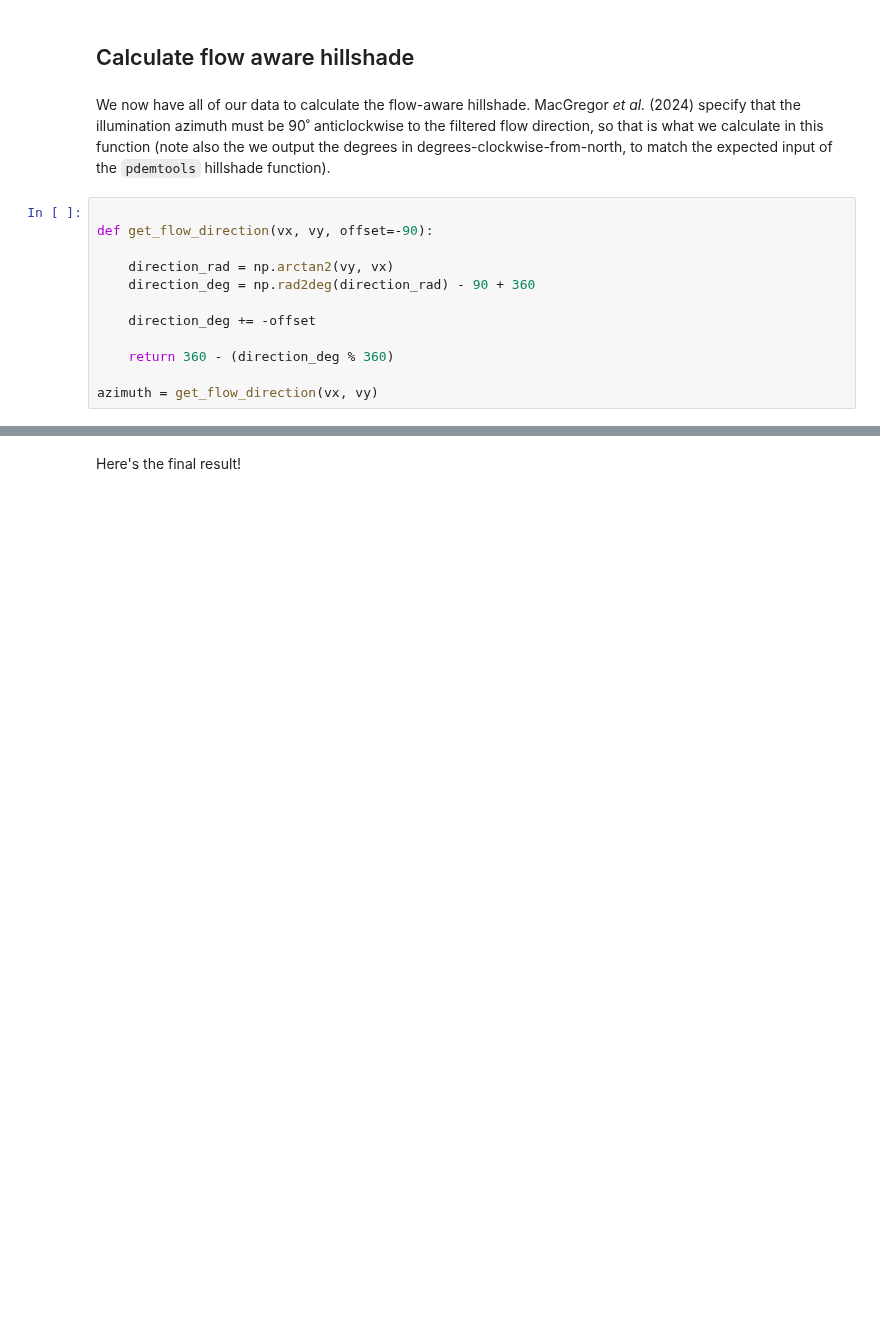
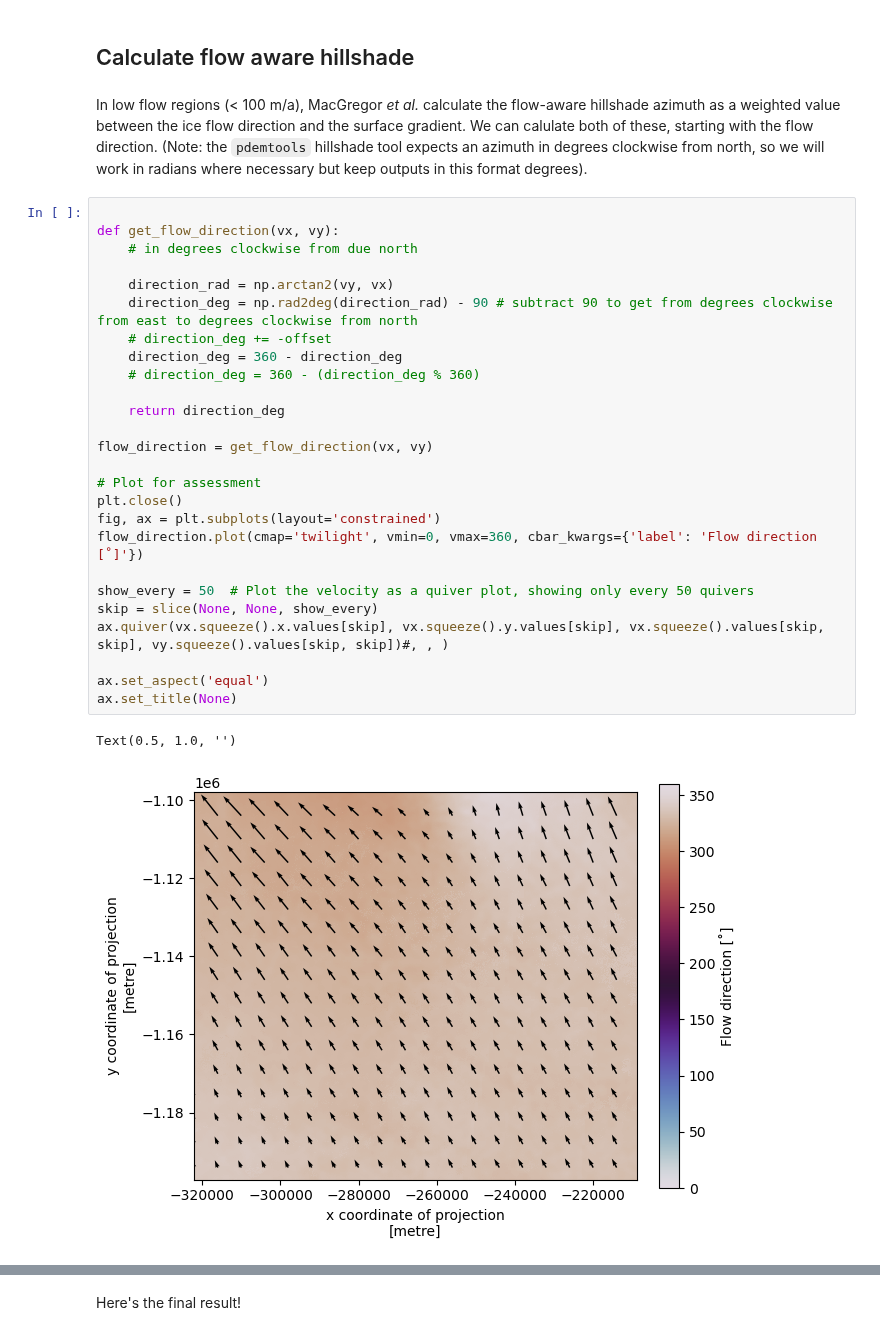
Before and after one commit to trchudley/pdemtools, a Jupyter notebook: notebooks/flow_aware_hillshade.ipynb, the cells around one changed output, grey strips where cells are left out. Drawn from its saved outputs; the diff is of its cells as text; blank space fills up the shorter version.

```diff
--- a/notebooks/flow_aware_hillshade.ipynb
+++ b/notebooks/flow_aware_hillshade.ipynb
@@ -85,16 +101,33 @@ Text(0.5, 1.0, '')
 # %% [markdown]
 ## Calculate flow aware hillshade
 # %% [markdown]
-We now have all of our data to calculate the flow-aware hillshade. MacGregor _et al._ (2024) specify that the illumination azimuth must be 90˚ anticlockwise to the filtered flow direction, so that is what we calculate in this function (note also the we output the degrees in degrees-clockwise-from-north, to match the expected input of the `pdemtools` hillshade function).
+In low flow regions (< 100 m/a), MacGregor _et al._ calculate the flow-aware hillshade azimuth as a weighted value between the ice flow direction and the surface gradient. We can calulate both of these, starting with the flow direction. (Note: the `pdemtools` hillshade tool expects an azimuth in degrees clockwise from north, so we will work in radians where necessary but keep outputs in this format degrees).
 # %%
 
-def get_flow_direction(vx, vy, offset=-90):
+def get_flow_direction(vx, vy):
+    # in degrees clockwise from due north
 
     direction_rad = np.arctan2(vy, vx)
-    direction_deg = np.rad2deg(direction_rad) - 90 + 360
+    direction_deg = np.rad2deg(direction_rad) - 90 # subtract 90 to get from degrees clockwise from east to degrees clockwise from north
+    # direction_deg += -offset
+    direction_deg = 360 - direction_deg
+    # direction_deg = 360 - (direction_deg % 360)
 
-    direction_deg += -offset
+    return direction_deg
 
-    return 360 - (direction_deg % 360)
+flow_direction = get_flow_direction(vx, vy)
 
-azimuth = get_flow_direction(vx, vy)
+# Plot for assessment
+plt.close()
+fig, ax = plt.subplots(layout='constrained')
+flow_direction.plot(cmap='twilight', vmin=0, vmax=360, cbar_kwargs={'label': 'Flow direction [˚]'})
+
+show_every = 50  # Plot the velocity as a quiver plot, showing only every 50 quivers
+skip = slice(None, None, show_every)
+ax.quiver(vx.squeeze().x.values[skip], vx.squeeze().y.values[skip], vx.squeeze().values[skip, skip], vy.squeeze().values[skip, skip])#, , )
+
+ax.set_aspect('equal')
+ax.set_title(None)
+# %% [output]
+Text(0.5, 1.0, '')
+[figure, added]
```
Also changed, not shown: parts of 39 cells of this notebook.
